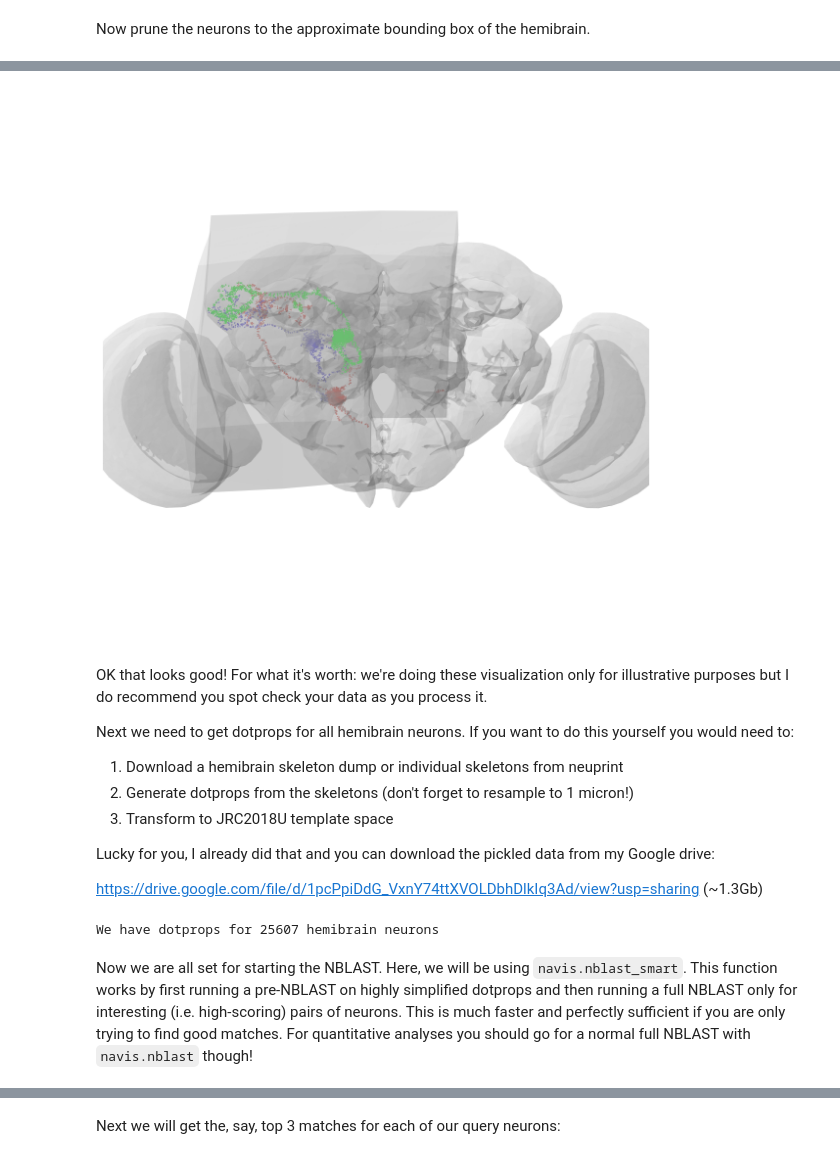
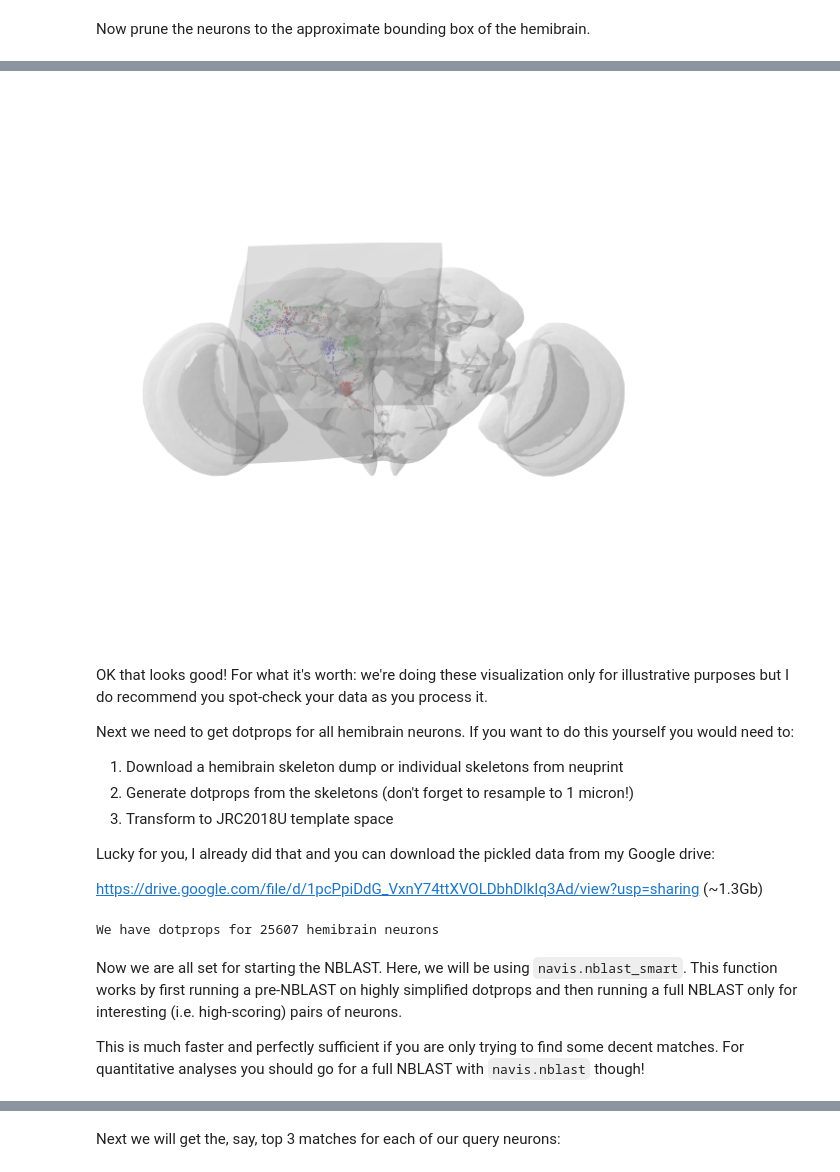
Before and after one commit to navis-org/fafbseg-py, a Jupyter notebook: docs/source/tutorials/hemibrain_nblast.ipynb, the cells around one changed output, grey strips where cells are left out. Drawn from its saved outputs; the diff is of its cells as text; code cells hidden in the pictures.

Commit message:
docs: update a bunch of tutorials

```diff
--- a/docs/source/tutorials/hemibrain_nblast.ipynb
+++ b/docs/source/tutorials/hemibrain_nblast.ipynb
@@ -32,5 +39,5 @@ OK, first to get some FlyWire neurons. For demonstration purposes, I will use so
 # Root IDs of three PNs
 root_ids = [720575940613852614, 720575940626542891, 720575940621770759]
 
-# Fetch the meshes
-fw = flywire.get_mesh_neuron(root_ids)
+# Fetch L2 dotprops for those neurons
+fw_dps = flywire.l2_dotprops(root_ids)
@@ -39,4 +44,2 @@ Next we will transform them to dotprops for NBLASTing. This also simplifies them
-# %%
-fw_dps = navis.make_dotprops(fw, resample=1000, k=5)
 # %%
 # A quick visualization
@@ -59 +77,9 @@ Transform path: FLYWIRE -> FLYWIREraw -> FAFB14raw -> FAFB14 -> FAFB14um -> JRC2
+# %%
+# Mirror
+mirrored = navis.mirror_brain(fw_dps_2018f.idx[720575940621770759], template="JRC2018F")
+
+# Combine unmirrored and mirrored neurons
+fw_dps_2018f_right = (
+    fw_dps_2018f.idx[[720575940613852614, 720575940626542891]] + mirrored
+)
 # %%
@@ -68,10 +93,0 @@ Now mirror `720575940621770759` to the right hand side:
-# %%
-mirrored = navis.mirror_brain(fw_dps_2018f.idx[720575940621770759], template='JRC2018F')
-
-# There is an issue with navis 0.5.2 and which causes the points being upcast from float32 to float64
-# That's usually not a problem except here because the pykdtree library for NBLAST might complain
-# This will be fixed in future releases of navis and I will update the tutorial when that has happend
-mirrored.points = mirrored.points.astype('float32')
-
-# Combine
-fw_dps_2018f_right = fw_dps_2018f.idx[[720575940613852614, 720575940626542891]] + mirrored
@@ -97,12 +108,17 @@ fw_dps_2018f_final = navis.in_volume(fw_dps_2018f_right, bbox_2018f)
 # %%
 # Final final sanity check
-fig, ax = navis.plot2d([fw_dps_2018f_final, bbox_2018f, flybrains.JRC2018F], dps_scale_vec=1, lw=1.5, figsize=(10, 12))
+fig, ax = navis.plot2d(
+    [fw_dps_2018f_final, bbox_2018f, flybrains.JRC2018F],
+    dps_scale_vec=1,
+    lw=1.5,
+    figsize=(10, 12),
+)
 ax.azim = ax.elev = -90
-ax.dist = 5
+ax.set_box_aspect(None, zoom=1)
 # %% [output]
-[figure, old version]
+[figure, new version]
 # %% [markdown]
-OK that looks good! For what it's worth: we're doing these visualization only for illustrative purposes but I do recommend you spot check your data as you process it.
+OK that looks good! For what it's worth: we're doing these visualization only for illustrative purposes but I do recommend you spot-check your data as you process it.
 
 Next we need to get dotprops for all hemibrain neurons. If you want to do this yourself you would need to:
 
@@ -123,7 +140,10 @@ print(f'We have dotprops for {len(hemi_dps_2018f)} hemibrain neurons')
 # %% [output]
 We have dotprops for 25607 hemibrain neurons
 # %% [markdown]
-Now we are all set for starting the NBLAST. Here, we will be using `navis.nblast_smart`. This function works by first running a pre-NBLAST on highly simplified dotprops and then running a full NBLAST only for interesting (i.e. high-scoring) pairs of neurons. This is much faster and perfectly sufficient if you are only trying to find good matches. For quantitative analyses you should go for a normal full NBLAST with `navis.nblast` though!
+Now we are all set for starting the NBLAST. Here, we will be using `navis.nblast_smart`. This function works by first running a pre-NBLAST on highly simplified dotprops and then running a full NBLAST only for interesting (i.e. high-scoring) pairs of neurons.
+
+This is much faster and perfectly sufficient if you are only trying to find some decent matches.
+For quantitative analyses you should go for a full NBLAST with `navis.nblast` though!
 # %%
 # Check out the parameters
 # - scores are normalized such that 1 is a perfect match
```
Also changed, not shown: parts of 21 cells of this notebook, 9 other files.
